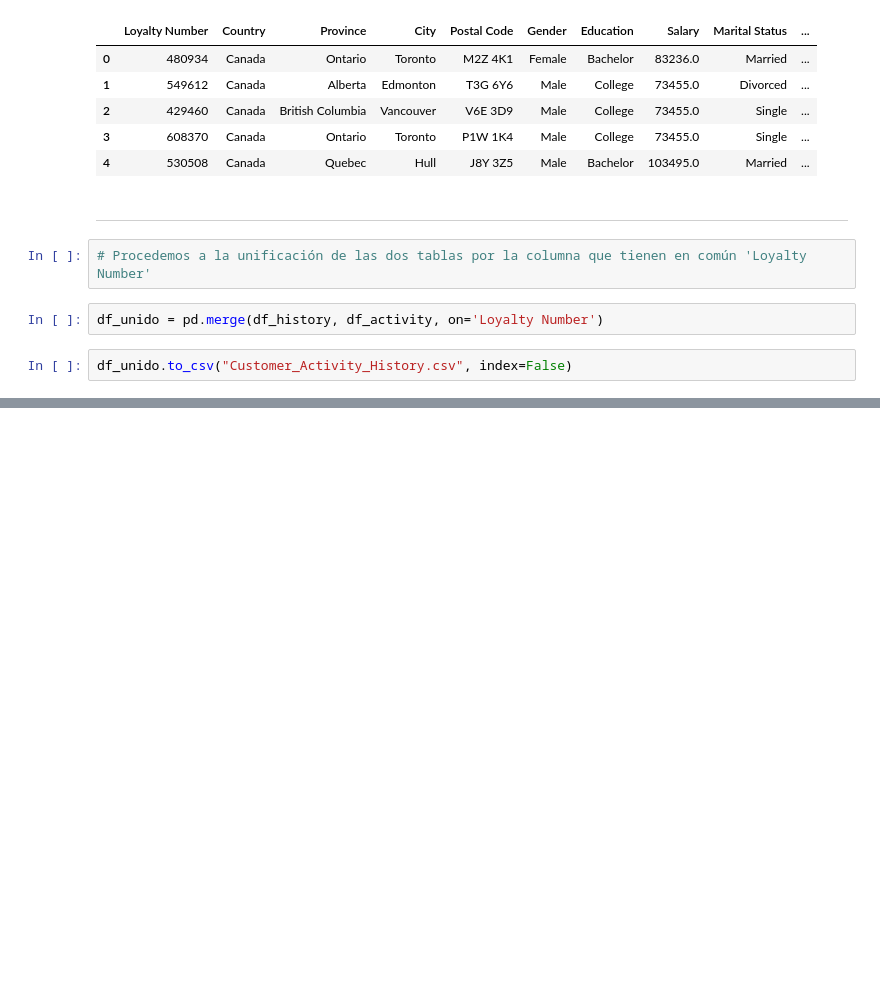
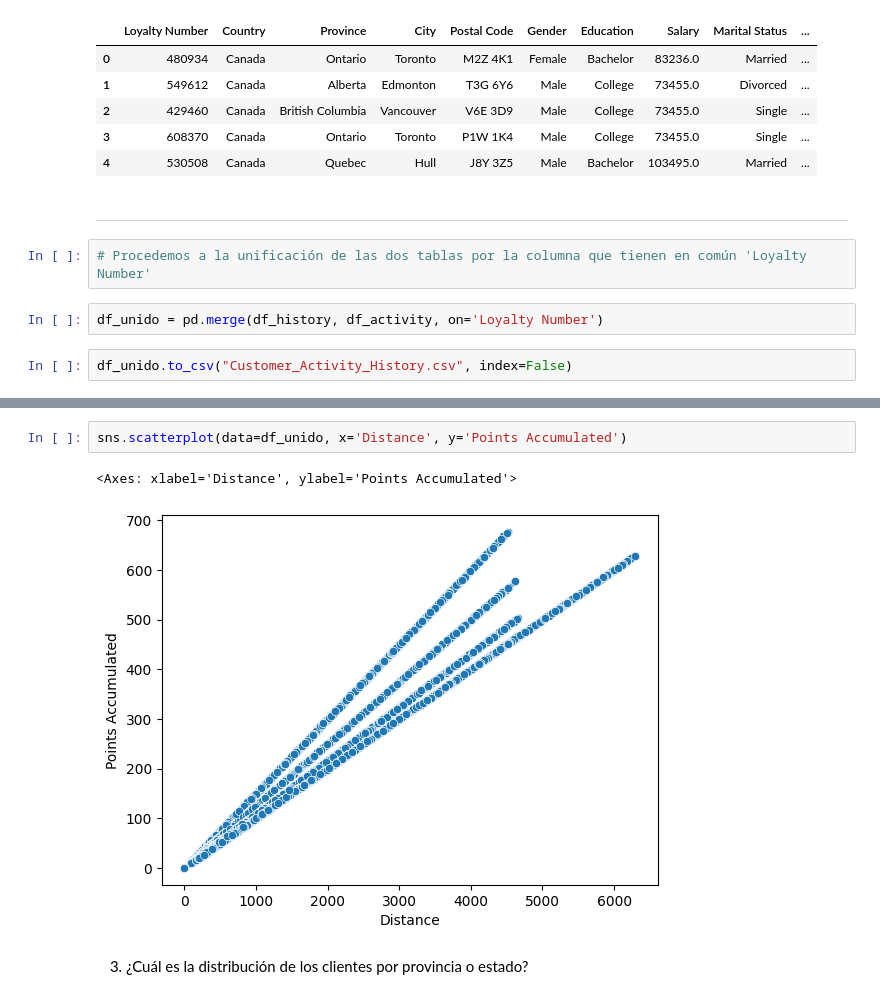
Before and after one commit to Adalab/bda-modulo-3-evaluacion-final-patrimerchan, a Jupyter notebook: Evaluacion_Final_Modulo_3.ipynb, the cells around one changed output, grey strips where cells are left out. Drawn from its saved outputs; the diff is of its cells as text; blank space fills up the shorter version.

```diff
--- a/Evaluacion_Final_Modulo_3.ipynb
+++ b/Evaluacion_Final_Modulo_3.ipynb
@@ -845,0 +883,7 @@ df_unido.to_csv("Customer_Activity_History.csv", index=False)
+# %%
+sns.scatterplot(data=df_unido, x='Distance', y='Points Accumulated')
+# %% [output]
+<Axes: xlabel='Distance', ylabel='Points Accumulated'>
+[figure, added]
+# %% [markdown]
+3. ¿Cuál es la distribución de los clientes por provincia o estado?
```
Also changed, not shown: parts of 21 cells of this notebook.
